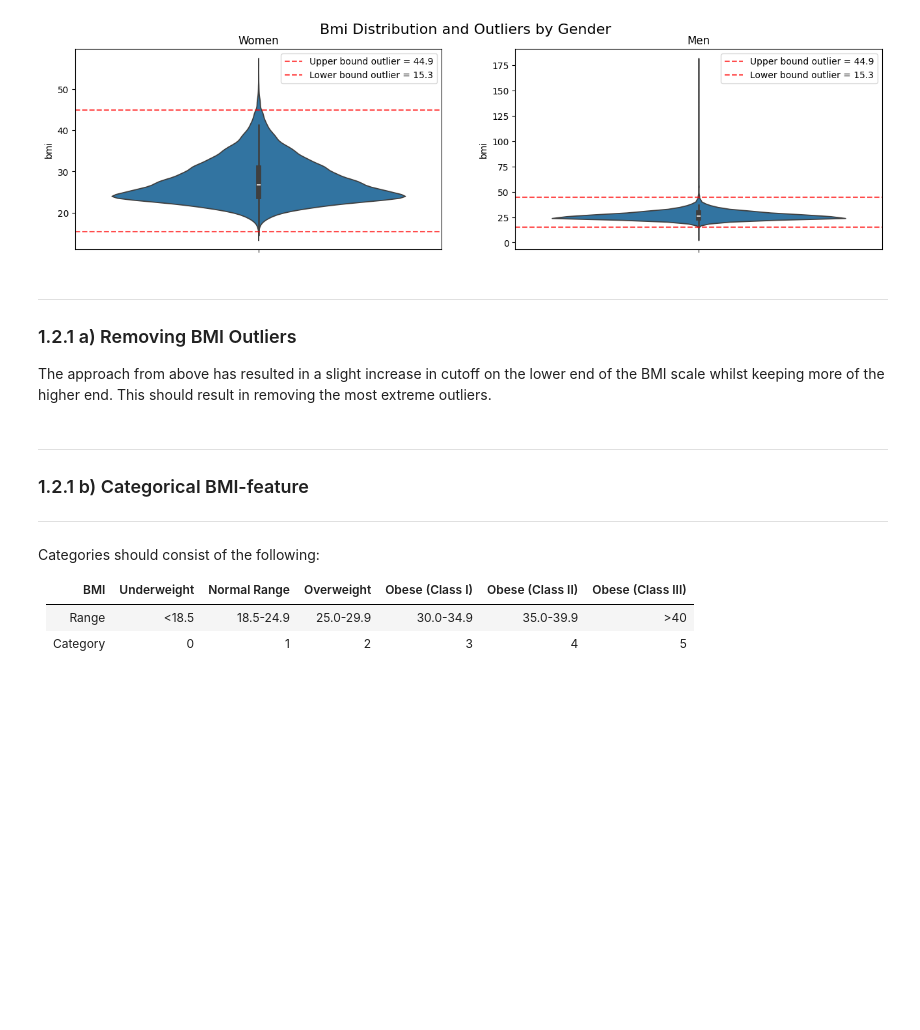
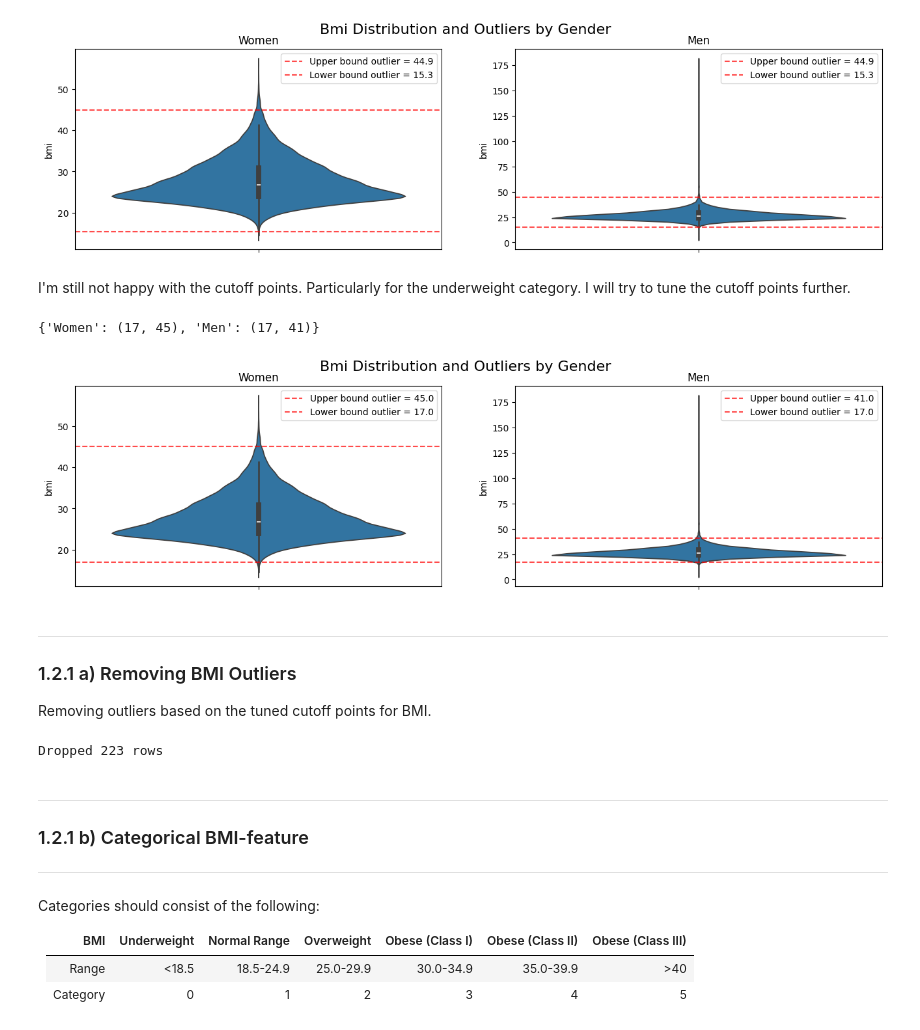
Before and after one commit to Wessnom/ML-AI23-Lab_Alexander_Wessner, a Jupyter notebook: data_analysis.ipynb, the cells around one changed output. Saved outputs shown, nothing was run; the diff lists cells and outputs as text; code cells hidden in the pictures; blank space fills up the shorter version.

```diff
--- a/data_analysis.ipynb
+++ b/data_analysis.ipynb
@@ -395,15 +372,31 @@ print(f"Ammount of data cut off\nLower: {len(df[df['bmi'] < low])}\nUpper: {len(
-# %% [markdown]
----
-### 1.2.1 a) Removing BMI Outliers
-
-The approach from above has resulted in a slight increase in cutoff on the lower end of the BMI scale whilst keeping more of the higher end. This should result in removing the most extreme outliers.
-# %%
-pre = len(df)
-df = df[df["bmi"].between(low, high)]
-
-print(f"{pre - len(df)} rows removed from the dataset")
-
-df["bmi"].min(), df["bmi"].max()
+# %% [markdown]
+I'm still not happy with the cutoff points. Particularly for the underweight category. I will try to tune the cutoff points further.
+# %%
+outliers = {"Women": (17, 45), "Men": (17, 41)}
+violin_outliers_gender(outliers, df, "bmi")
+# %% [output]
+{'Women': (17, 45), 'Men': (17, 41)}
+[figure, added]
+# %% [markdown]
+---
+### 1.2.1 a) Removing BMI Outliers
+
+Removing outliers based on the tuned cutoff points for BMI.
+# %%
+pre = len(df)
+
+# drop the values of women outside outliers
+# .index returns the index of the rows that meet the condition
+wom = df[(df["gender"] == 1) & ( (df["bmi"] < 17) | (df["bmi"] > 45) )].index
+df = df.drop(wom, axis = 0) # axis = 0 for rows
+
+# drop the values of men outside outliers
+men = df[(df["gender"] == 2) & ( (df["bmi"] < 17) | (df["bmi"] > 41) )].index
+df.drop(men, axis = 0)
+
+print(f"Dropped {pre - len(df)} rows")
+# %% [output]
+Dropped 223 rows
 # %% [markdown]
 ---
 ### 1.2.1 b) Categorical BMI-feature
```
Also changed, not shown: parts of 17 cells of this notebook.
